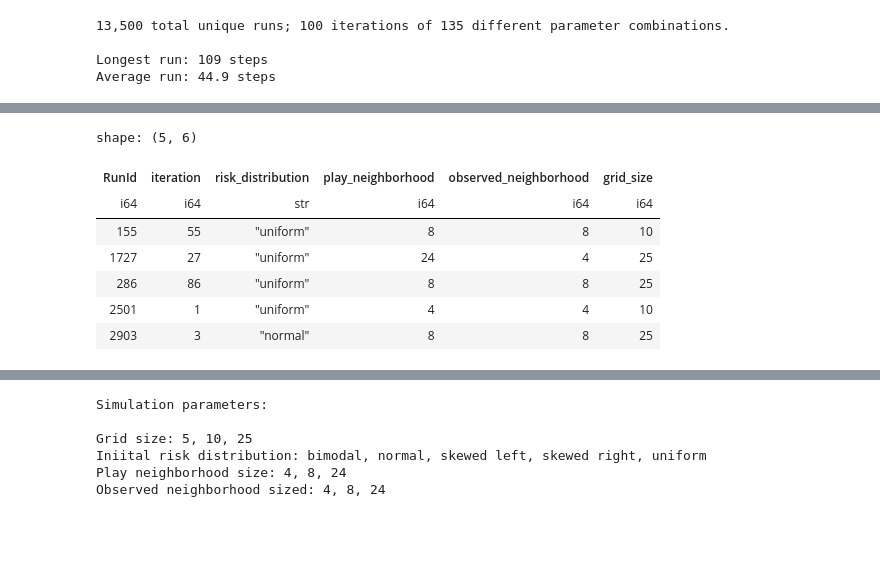
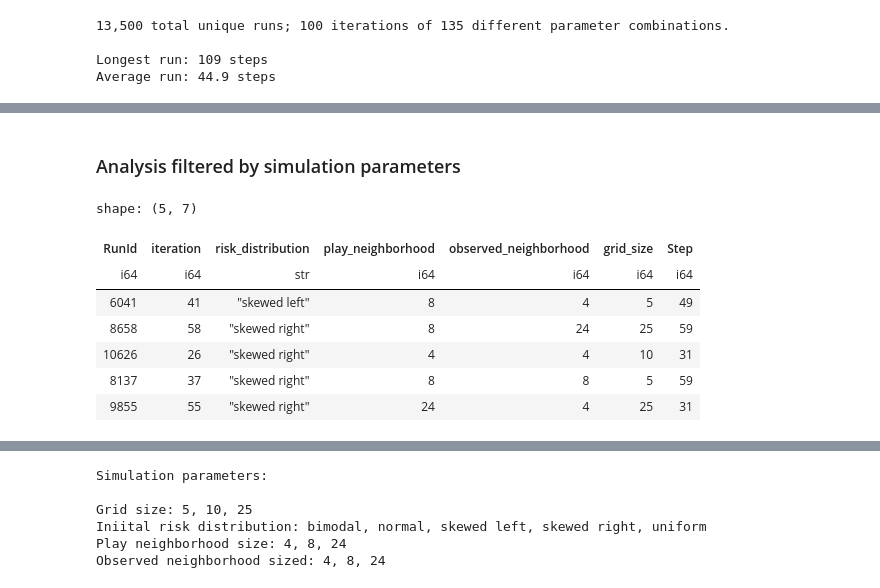
Before and after one commit to Princeton-CDH/simulating-risk, a Jupyter notebook: notebooks/hawkdovemulti_noadjust/analyze_batchrun_data.ipynb, the cells around one changed output, grey strips where cells are left out. Cells and saved outputs as stored; diff of their text form; code cells hidden in the pictures; blank space fills up the shorter version.

```diff
--- a/notebooks/hawkdovemulti_noadjust/analyze_batchrun_data.ipynb
+++ b/notebooks/hawkdovemulti_noadjust/analyze_batchrun_data.ipynb
@@ -133,16 +167,19 @@ last_round_df = df.group_by("RunId").agg(pl.col("Step").max())
+# %% [markdown]
+### Analysis filtered by simulation parameters
 # %%
 # load model data and filter to last round for each run
 full_model_df = pl.read_csv(f"../../data/hawkdovemulti/{batch_run_date}_model.csv")
 model_df = last_round_df.join(full_model_df, on=['RunId', 'Step'], how="left")
 # limit to only those fields that are needed for our analysis
-model_df = model_df.select("RunId", "iteration", "risk_distribution", "play_neighborhood", "observed_neighborhood", "grid_size")
+model_df = model_df.select("RunId", "iteration", "risk_distribution", "play_neighborhood", "observed_neighborhood", "grid_size", "Step")
+model_df = model_df.filter(pl.col.grid_size.is_not_null())
 model_df.head()
 # %% [output]
-shape: (5, 6)
+shape: (5, 7)
-| RunId | iteration | risk_distribution | play_neighborhood | observed_neighborhood | grid_size |
-| i64 | i64 | str | i64 | i64 | i64 |
-| 155 | 55 | "uniform" | 8 | 8 | 10 |
-| 1727 | 27 | "uniform" | 24 | 4 | 25 |
-| 286 | 86 | "uniform" | 8 | 8 | 25 |
-| 2501 | 1 | "uniform" | 4 | 4 | 10 |
-| 2903 | 3 | "normal" | 8 | 8 | 25 |
+| RunId | iteration | risk_distribution | play_neighborhood | observed_neighborhood | grid_size | Step |
+| i64 | i64 | str | i64 | i64 | i64 | i64 |
+| 6041 | 41 | "skewed left" | 8 | 4 | 5 | 49 |
+| 8658 | 58 | "skewed right" | 8 | 24 | 25 | 59 |
+| 10626 | 26 | "skewed right" | 4 | 4 | 10 | 31 |
+| 8137 | 37 | "skewed right" | 8 | 8 | 5 | 59 |
+| 9855 | 55 | "skewed right" | 24 | 4 | 25 | 31 |
```
Also changed, not shown: parts of 9 cells of this notebook, 2 other files.
